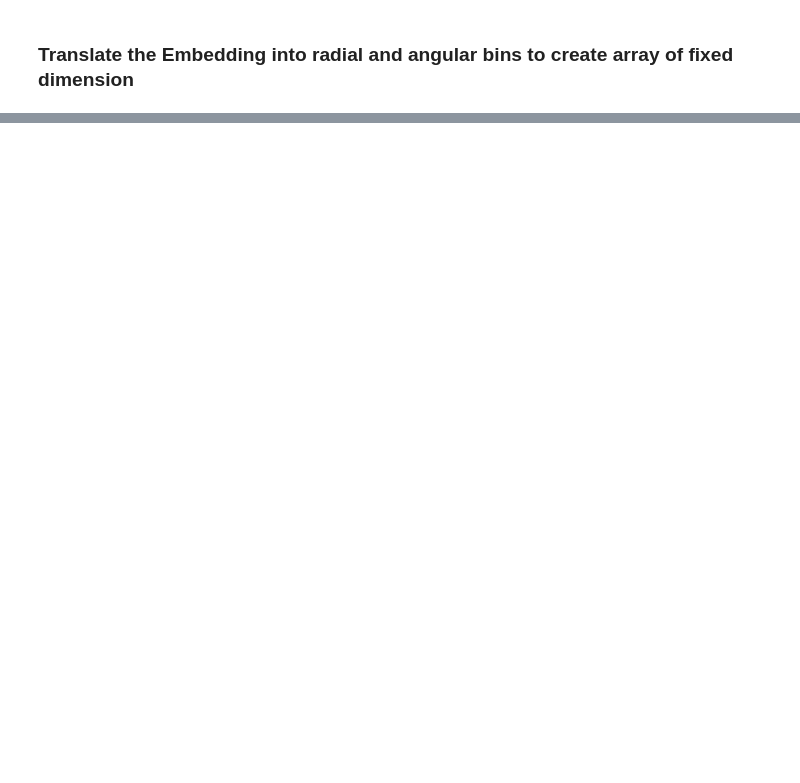
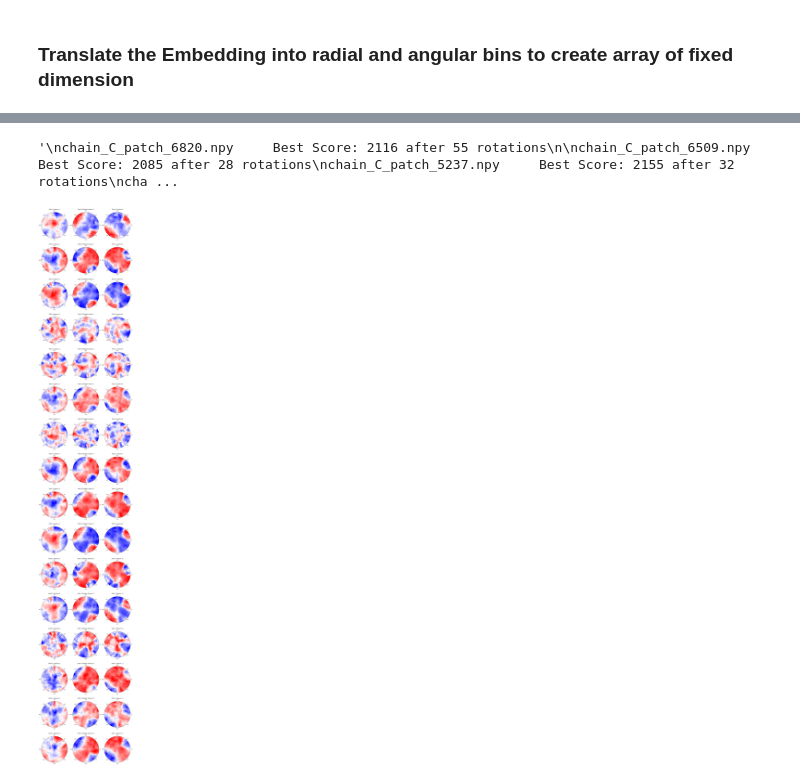
Before and after one commit to DavidGraber/protein_surface_modelling, a Jupyter notebook: main.ipynb, the cells around one changed output, grey strips where cells are left out. Drawn from its saved outputs; the diff is of its cells as text; code cells hidden in the pictures; blank space fills up the shorter version.

```diff
--- a/main.ipynb
+++ b/main.ipynb
@@ -282,35 +263,0 @@ def calc_dot_prod_matrix(tensor1, tensor2):
-# %%
-def compare_patches(tensor1, tensor2, max_rho):
-
-    if not tensor1.ndim == tensor2.ndim:
-        print("Tensors must have same dimension")
-
-    else:
-        best_score = 0
-        best_rotation = 0
-        best_tensor2 = tensor2
-
-        # Calculate the complementarity in the original position
-        dot_matrix = calc_dot_prod_matrix(tensor1, tensor2)
-        comp_score = np.sum(dot_matrix)
-        print("Initial score: " + str(int(comp_score)))
-
-        if comp_score > best_score:
-            best_score = comp_score
-
-        n_rotations = tensor1.shape[0]-1 # How many angular rotations?
-
-        rot_tensor2 = tensor2
-        for rotation in range(n_rotations):
-            rot_tensor2 = rotate_circular_patch(rot_tensor2)
-            dot_matrix = calc_dot_prod_matrix(tensor1, rot_tensor2)
-            comp_score = np.sum(dot_matrix)
-            print("Rotation: " +str(rotation+1)+ ", Score: " + str(comp_score))
-
-            if comp_score > best_score:
-                best_score = comp_score
-                best_rotation = rotation+1
-                best_tensor2 = rot_tensor2
-
-        print("Best Score: " + str(int(best_score)) + " after " + str(best_rotation) + " rotations")
-        return best_score, best_rotation, best_tensor2
@@ -317,2 +266,2 @@ def compare_patches(tensor1, tensor2, max_rho):
 # %%
-best_score, best_rotation, best_tensor2 = compare_patches(tensor_A, tensor_C, max_rho)
+best_score, best_rotation, best_tensor2, best_dot_matrix = compare_patches(tensor_A, tensor_C, max_rho)
@@ -327,3 +286,16 @@ chain_C_patch_446.npy      Best Score: 3367 after 67 rotations
+# %%
+'''
+chain_C_patch_6820.npy     Best Score: 2116 after 55 rotations
+
+chain_C_patch_6509.npy     Best Score: 2085 after 28 rotations
+chain_C_patch_5237.npy     Best Score: 2155 after 32 rotations
+chain_C_patch_1888.npy     Best Score: 2114 after 7 rotations
+chain_C_patch_1291.npy     Best Score: 1996 after 60 rotations
+chain_C_patch_3200.npy     Best Score: 1871 after 14 rotations
+chain_C_patch_446.npy      Best Score: 2206 after 66 rotations
+'''
+# %% [output]
+'\nchain_C_patch_6820.npy     Best Score: 2116 after 55 rotations\n\nchain_C_patch_6509.npy     Best Score: 2085 after 28 rotations\nchain_C_patch_5237.npy     Best Score: 2155 after 32 rotations\ncha ...
 # %%
 #  Plot
 
@@ -334,33 +306,35 @@ fig, ((ax1, ax2, ax3), (ax4, ax5, ax6), (ax7, ax8, ax9), (ax10, ax11, ax12),
 
 
 for feature, i in enumerate([(ax1, ax2, ax3), (ax4, ax5, ax6), (ax7, ax8, ax9), (ax10, ax11, ax12),
       (ax13, ax14, ax15), (ax16, ax17, ax18), (ax19, ax20, ax21), (ax22, ax23, ax24),
       (ax25, ax26, ax27), (ax28, ax29, ax30), (ax31, ax32, ax33), (ax34, ax35, ax36),
       (ax37, ax38, ax39), (ax40, ax41, ax42), (ax43, ax44, ax45), (ax46, ax47, ax48)]):
 
       ax = i[0]
 
       # Patch A unrotated
       col_A = tensor_A[:,:, feature] # Select the values of the feature chosen to display as color
       ax.pcolormesh(angular_A, radial_A, col_A, cmap = "bwr")
-      ax.set_title('Patch A, Feature '+str(feature+1))
+      ax.set_title('Patch A, Feature '+str(feature))
       ax.set_ylim([0, max_rho_A])
       ax.set_yticklabels([])
 
       ax=i[1]
       # Patch C unrotated
       col_Cr = best_tensor2[:,:, feature] # Select the values of the feature chosen to display
       ax.pcolormesh(angular_C, radial_C, col_Cr, cmap = "bwr")
-      ax.set_title('Patch C Rotated, Feature '+str(feature+1))
+      ax.set_title('Patch C Rotated, Feature '+str(feature))
       ax.set_ylim([0, max_rho_C])
       ax.set_yticklabels([])
 
       ax=i[2]
       # Patch C rotated
       col_C = tensor_C[:,:, feature] # Select the values of the feature chosen to display
       ax.pcolormesh(angular_C, radial_C, col_C, cmap = "bwr")
-      ax.set_title('Patch C, Feature '+str(feature+1))
+      ax.set_title('Patch C, Feature '+str(feature))
       ax.set_ylim([0, max_rho_C])
       ax.set_yticklabels([])
 
 plt.show()
+# %% [output]
+[figure, added]
```
Also changed, not shown: parts of 12 cells of this notebook.
